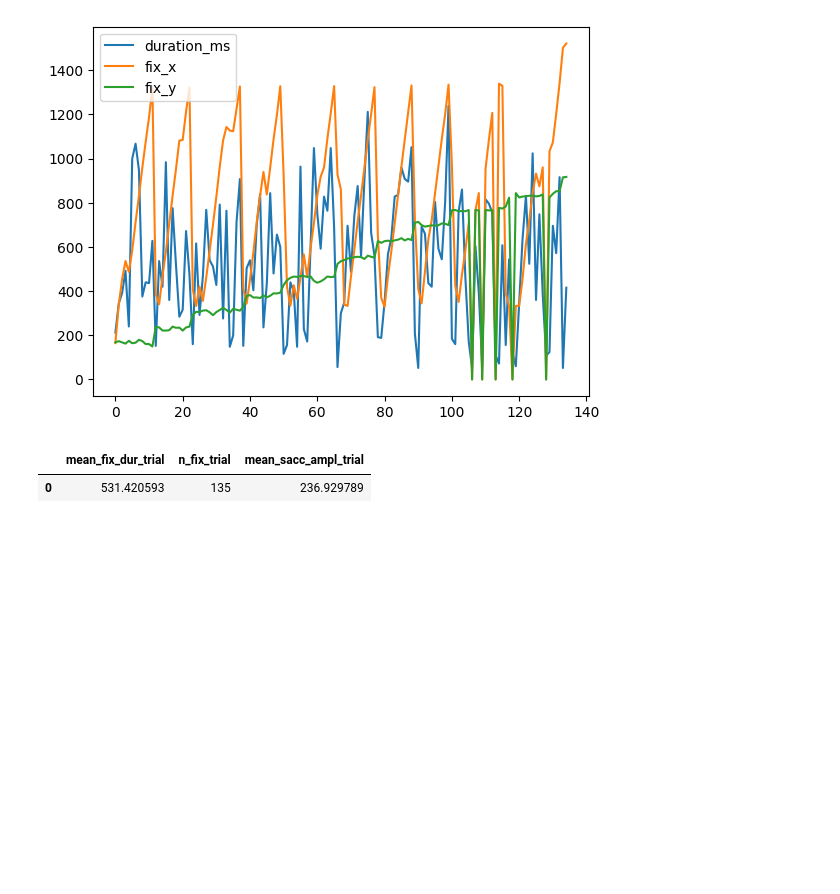
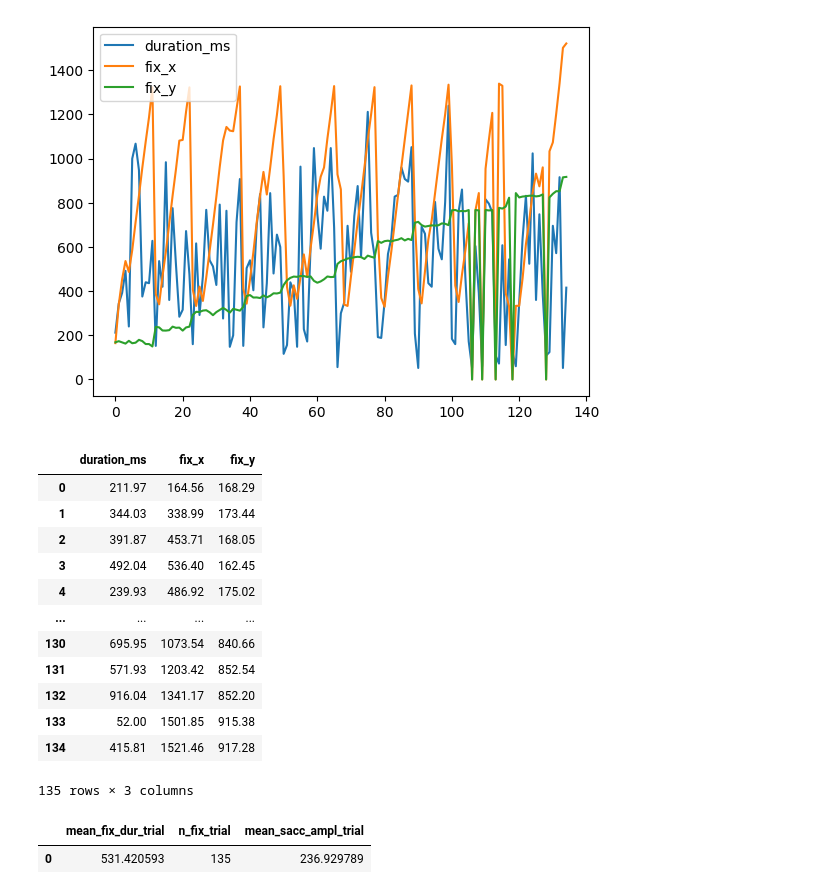
Before and after one commit to Maelle05/DyslexIA, a Jupyter notebook: preprocessing-row-metrics-fix/test.ipynb, the cells around one changed output. Drawn from its saved outputs; the diff is of its cells as text; code cells hidden in the pictures; blank space fills up the shorter version.

```diff
--- a/preprocessing-row-metrics-fix/test.ipynb
+++ b/preprocessing-row-metrics-fix/test.ipynb
@@ -158,6 +160,22 @@ def compute_metrics(fixations: pd.DataFrame) -> pd.DataFrame:
         "n_fix_trial":          n_fix,
         "mean_sacc_ampl_trial": round(mean_sacc_ampl, 6) if mean_sacc_ampl is not None else None,
     }])
+# %%
+df_fix_create
+# %% [output]
+|  | duration_ms | fix_x | fix_y |
+| 0 | 211.97 | 164.56 | 168.29 |
+| 1 | 344.03 | 338.99 | 173.44 |
+| 2 | 391.87 | 453.71 | 168.05 |
+| 3 | 492.04 | 536.40 | 162.45 |
+| 4 | 239.93 | 486.92 | 175.02 |
+| ... | ... | ... | ... |
+| 130 | 695.95 | 1073.54 | 840.66 |
+| 131 | 571.93 | 1203.42 | 852.54 |
+| 132 | 916.04 | 1341.17 | 852.20 |
+| 133 | 52.00 | 1501.85 | 915.38 |
+| 134 | 415.81 | 1521.46 | 917.28 |
+135 rows × 3 columns
 # %%
 df_metrics_create = compute_metrics(df_fix_create)
 df_metrics_create
```
Also changed, not shown: parts of 12 cells of this notebook, 2 other files.
